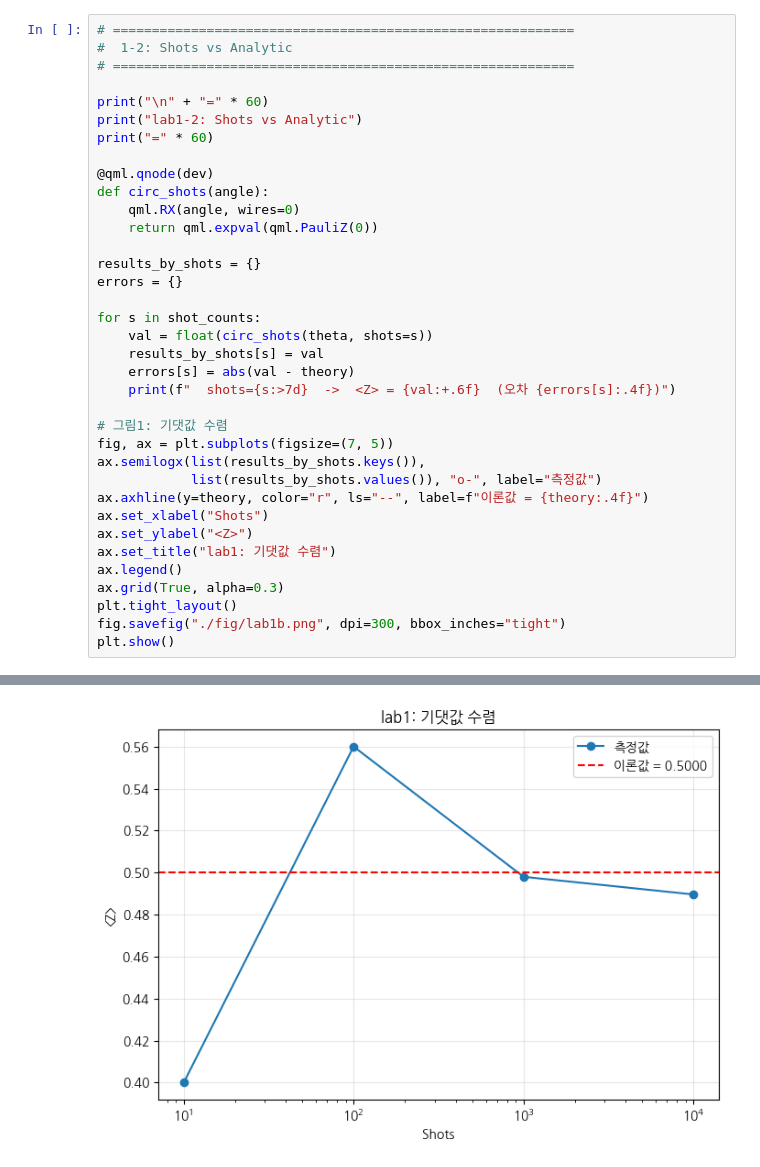
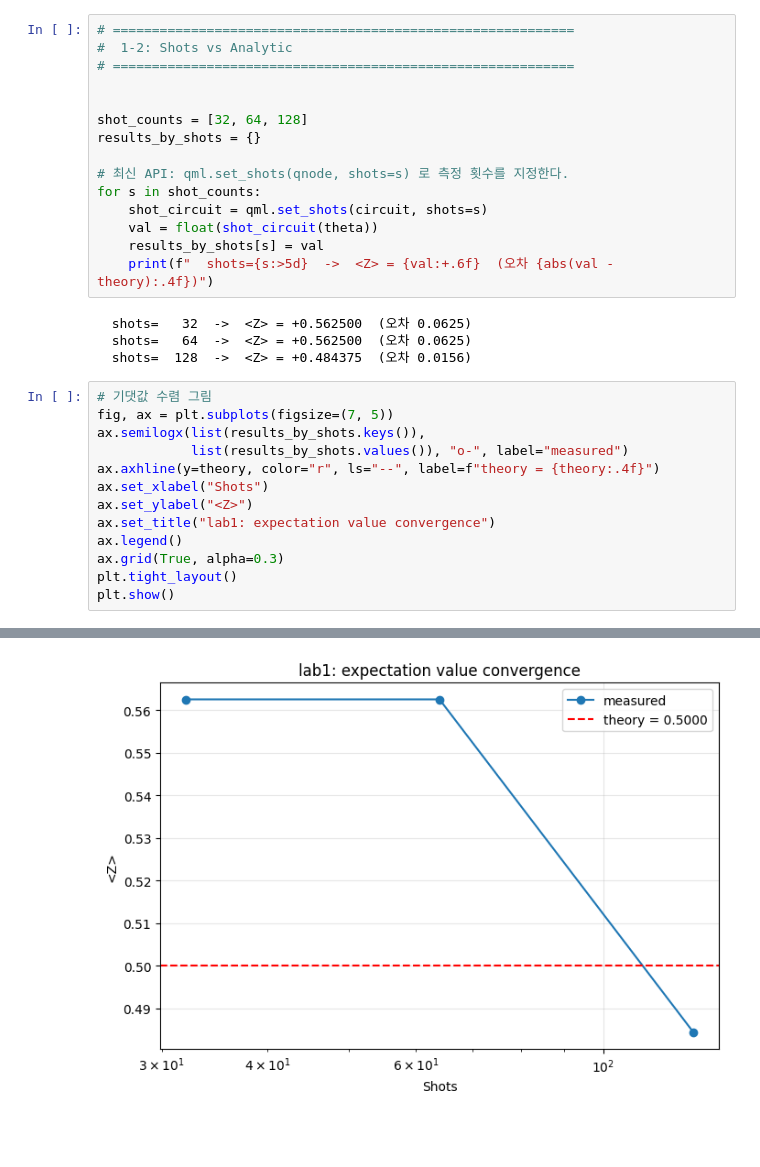
Before and after one commit to hongsukyi/QuantumAI, a Jupyter notebook: Quantum_AI_Course/notebooks/01_circuit_shots.ipynb, the cells around one changed output, grey strips where cells are left out. Saved outputs shown, nothing was run; the diff lists cells and outputs as text; blank space fills up the shorter version.

```diff
--- a/Quantum_AI_Course/notebooks/01_circuit_shots.ipynb
+++ b/Quantum_AI_Course/notebooks/01_circuit_shots.ipynb
@@ -72,37 +65,33 @@ lab1-1: 기본 회로 & 시각화
+# %%
+# ===========================================================
+#  1-2: Shots vs Analytic
+# ===========================================================
+
+
+shot_counts = [32, 64, 128]
+results_by_shots = {}
+
+# 최신 API: qml.set_shots(qnode, shots=s) 로 측정 횟수를 지정한다.
+for s in shot_counts:
+    shot_circuit = qml.set_shots(circuit, shots=s)
+    val = float(shot_circuit(theta))
+    results_by_shots[s] = val
+    print(f"  shots={s:>5d}  ->  <Z> = {val:+.6f}  (오차 {abs(val - theory):.4f})")
+# %% [output]
+  shots=   32  ->  <Z> = +0.562500  (오차 0.0625)
+  shots=   64  ->  <Z> = +0.562500  (오차 0.0625)
+  shots=  128  ->  <Z> = +0.484375  (오차 0.0156)
 # %%
-# ===========================================================
-#  1-2: Shots vs Analytic
-# ===========================================================
-
-print("\n" + "=" * 60)
-print("lab1-2: Shots vs Analytic")
-print("=" * 60)
-
-@qml.qnode(dev)
-def circ_shots(angle):
-    qml.RX(angle, wires=0)
-    return qml.expval(qml.PauliZ(0))
-
-results_by_shots = {}
-errors = {}
-
-for s in shot_counts:
-    val = float(circ_shots(theta, shots=s))
-    results_by_shots[s] = val
-    errors[s] = abs(val - theory)
-    print(f"  shots={s:>7d}  ->  <Z> = {val:+.6f}  (오차 {errors[s]:.4f})")
-
-# 그림1: 기댓값 수렴
+# 기댓값 수렴 그림
 fig, ax = plt.subplots(figsize=(7, 5))
 ax.semilogx(list(results_by_shots.keys()),
-            list(results_by_shots.values()), "o-", label="측정값")
-ax.axhline(y=theory, color="r", ls="--", label=f"이론값 = {theory:.4f}")
+            list(results_by_shots.values()), "o-", label="measured")
+ax.axhline(y=theory, color="r", ls="--", label=f"theory = {theory:.4f}")
 ax.set_xlabel("Shots")
 ax.set_ylabel("<Z>")
-ax.set_title("lab1: 기댓값 수렴")
+ax.set_title("lab1: expectation value convergence")
 ax.legend()
 ax.grid(True, alpha=0.3)
 plt.tight_layout()
-fig.savefig("./fig/lab1b.png", dpi=300, bbox_inches="tight")
 plt.show()
 # %% [output]
@@ -116 +98 @@ lab1-2: Shots vs Analytic
-[figure, old version]
+[figure, new version]
```
Also changed, not shown: parts of 13 cells of this notebook.
